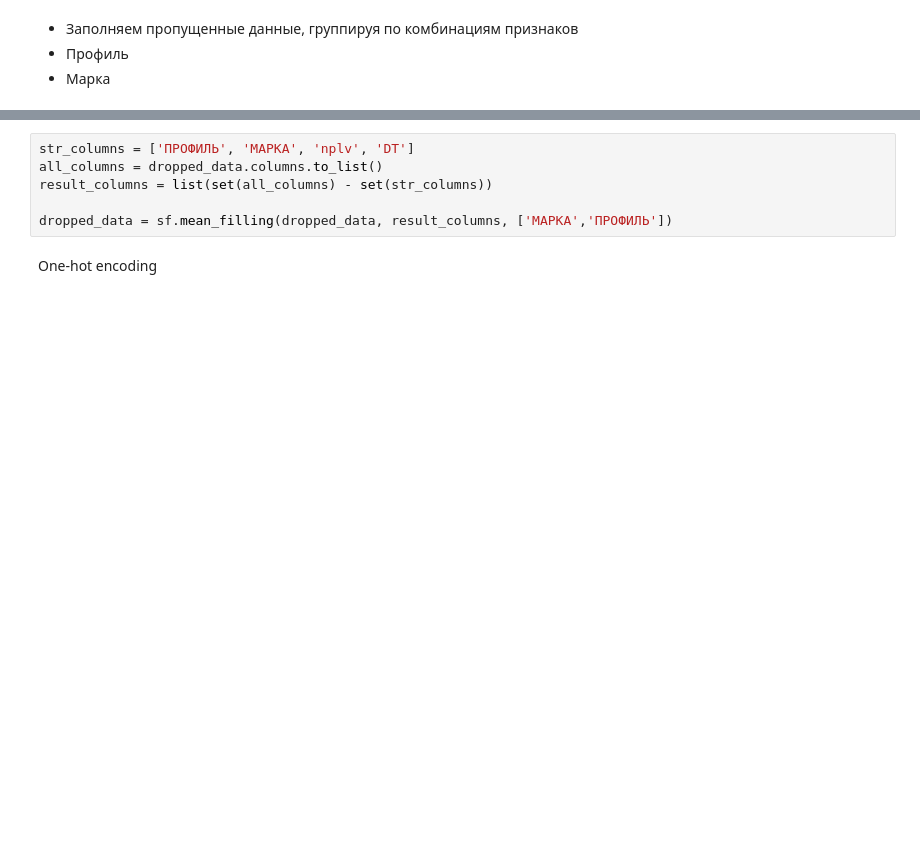
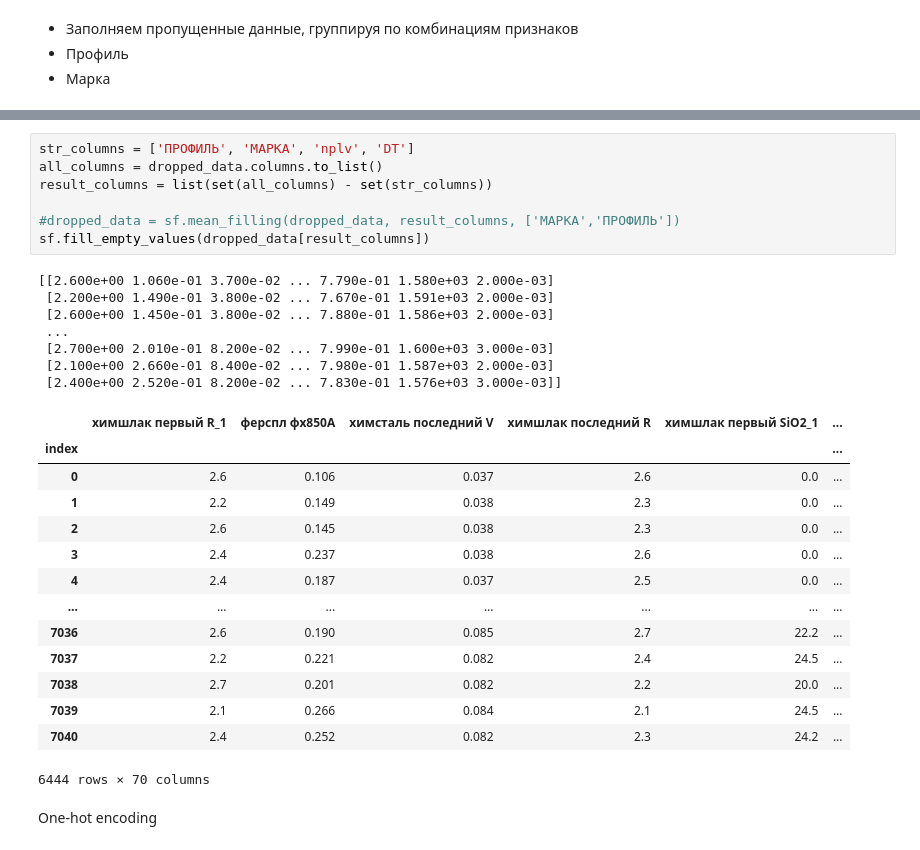
Before and after one commit to OnlyOneUseAcc/Evraz-SCC-prediction, a Jupyter notebook: EDA.ipynb, the cells around one changed output, grey strips where cells are left out. Saved outputs shown, nothing was run; the diff lists cells and outputs as text; blank space fills up the shorter version.

Commit message:
add mice filling

```diff
--- a/EDA.ipynb
+++ b/EDA.ipynb
@@ -121,9 +138,32 @@ dropped_data = sf.drop_rows(dropped_data, 0.35)
 # %%
 str_columns = ['ПРОФИЛЬ', 'МАРКА', 'nplv', 'DT']
 all_columns = dropped_data.columns.to_list()
 result_columns = list(set(all_columns) - set(str_columns))
 
-dropped_data = sf.mean_filling(dropped_data, result_columns, ['МАРКА','ПРОФИЛЬ'])
+#dropped_data = sf.mean_filling(dropped_data, result_columns, ['МАРКА','ПРОФИЛЬ'])
+sf.fill_empty_values(dropped_data[result_columns])
+# %% [output]
+[[2.600e+00 1.060e-01 3.700e-02 ... 7.790e-01 1.580e+03 2.000e-03]
+ [2.200e+00 1.490e-01 3.800e-02 ... 7.670e-01 1.591e+03 2.000e-03]
+ [2.600e+00 1.450e-01 3.800e-02 ... 7.880e-01 1.586e+03 2.000e-03]
+ ...
+ [2.700e+00 2.010e-01 8.200e-02 ... 7.990e-01 1.600e+03 3.000e-03]
+ [2.100e+00 2.660e-01 8.400e-02 ... 7.980e-01 1.587e+03 2.000e-03]
+ [2.400e+00 2.520e-01 8.200e-02 ... 7.830e-01 1.576e+03 3.000e-03]]
+|  | химшлак первый R_1 | ферспл фх850А | химсталь последний V | химшлак последний R | химшлак первый SiO2_1 | ... |
+| index |  |  |  |  |  | ... |
+| 0 | 2.6 | 0.106 | 0.037 | 2.6 | 0.0 | ... |
+| 1 | 2.2 | 0.149 | 0.038 | 2.3 | 0.0 | ... |
+| 2 | 2.6 | 0.145 | 0.038 | 2.3 | 0.0 | ... |
+| 3 | 2.4 | 0.237 | 0.038 | 2.6 | 0.0 | ... |
+| 4 | 2.4 | 0.187 | 0.037 | 2.5 | 0.0 | ... |
+| ... | ... | ... | ... | ... | ... | ... |
+| 7036 | 2.6 | 0.190 | 0.085 | 2.7 | 22.2 | ... |
+| 7037 | 2.2 | 0.221 | 0.082 | 2.4 | 24.5 | ... |
+| 7038 | 2.7 | 0.201 | 0.082 | 2.2 | 20.0 | ... |
+| 7039 | 2.1 | 0.266 | 0.084 | 2.1 | 24.5 | ... |
+| 7040 | 2.4 | 0.252 | 0.082 | 2.3 | 24.2 | ... |
+6444 rows × 70 columns
 # %% [markdown]
 One-hot encoding
 # %%
```
Also changed, not shown: parts of 3 cells of this notebook, 1 other file.
